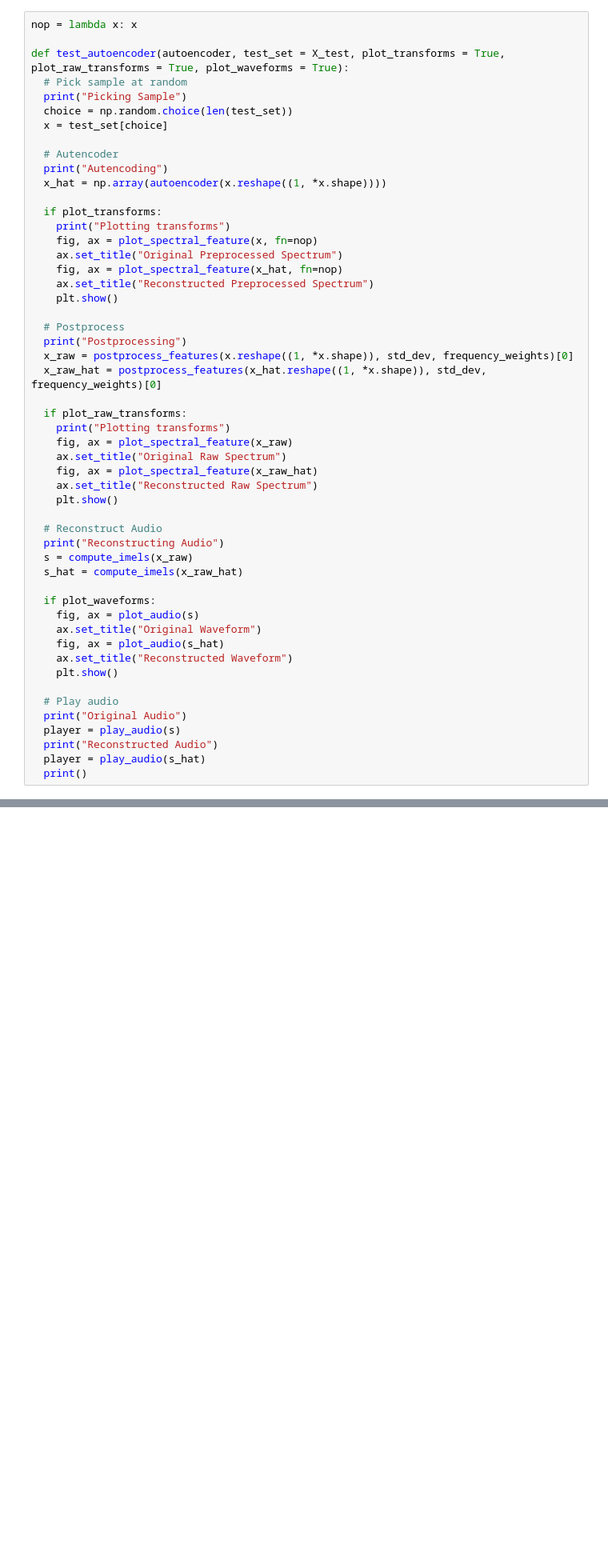
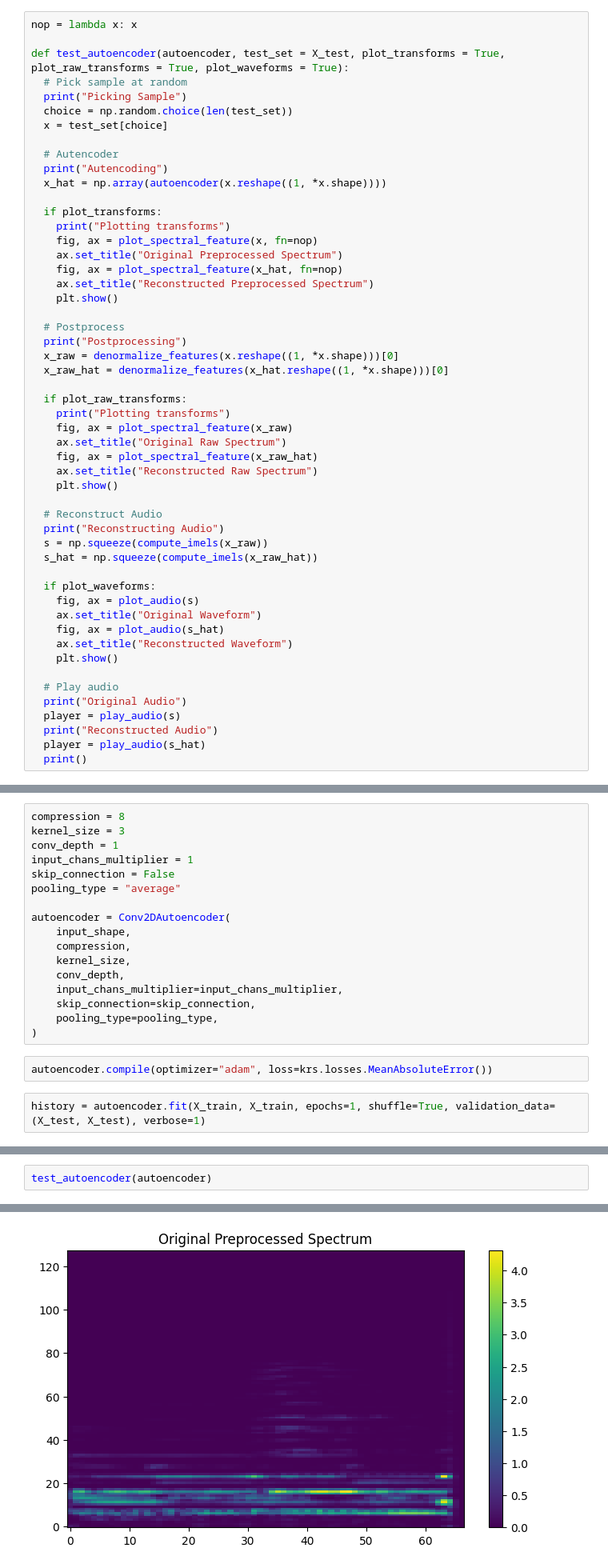
Before and after one commit to FlorSanders/AutoStyleTransfer, a Jupyter notebook: autencoders.ipynb, the cells around one changed output, grey strips where cells are left out. Shown at 80% size. Cells and saved outputs as stored; diff of their text form; blank space fills up the shorter version.

```diff
--- a/autencoders.ipynb
+++ b/autencoders.ipynb
@@ -104,8 +112,8 @@ def test_autoencoder(autoencoder, test_set = X_test, plot_transforms = True, plo
 
   # Postprocess
   print("Postprocessing")
-  x_raw = postprocess_features(x.reshape((1, *x.shape)), std_dev, frequency_weights)[0]
-  x_raw_hat = postprocess_features(x_hat.reshape((1, *x.shape)), std_dev, frequency_weights)[0]
+  x_raw = denormalize_features(x.reshape((1, *x.shape)))[0]
+  x_raw_hat = denormalize_features(x_hat.reshape((1, *x.shape)))[0]
 
   if plot_raw_transforms:
     print("Plotting transforms")
@@ -117,8 +125,8 @@ def test_autoencoder(autoencoder, test_set = X_test, plot_transforms = True, plo
 
   # Reconstruct Audio
   print("Reconstructing Audio")
-  s = compute_imels(x_raw)
-  s_hat = compute_imels(x_raw_hat)
+  s = np.squeeze(compute_imels(x_raw))
+  s_hat = np.squeeze(compute_imels(x_raw_hat))
 
   if plot_waveforms:
     fig, ax = plot_audio(s)
@@ -180,0 +259,21 @@ def load_autoencoder(name, load_model = True):
+# %%
+compression = 8
+kernel_size = 3
+conv_depth = 1
+input_chans_multiplier = 1
+skip_connection = False
+pooling_type = "average"
+
+autoencoder = Conv2DAutoencoder(
+    input_shape,
+    compression,
+    kernel_size,
+    conv_depth,
+    input_chans_multiplier=input_chans_multiplier,
+    skip_connection=skip_connection,
+    pooling_type=pooling_type,
+)
+# %%
+autoencoder.compile(optimizer="adam", loss=krs.losses.MeanAbsoluteError())
+# %%
+history = autoencoder.fit(X_train, X_train, epochs=1, shuffle=True, validation_data=(X_test, X_test), verbose=1)
@@ -180,0 +311,3 @@ def load_autoencoder(name, load_model = True):
+# %%
+test_autoencoder(autoencoder)
+# %% [output]
@@ -180,0 +317 @@ def load_autoencoder(name, load_model = True):
+[figure, added]
```
Also changed, not shown: parts of 16 cells of this notebook, 2 other files.
